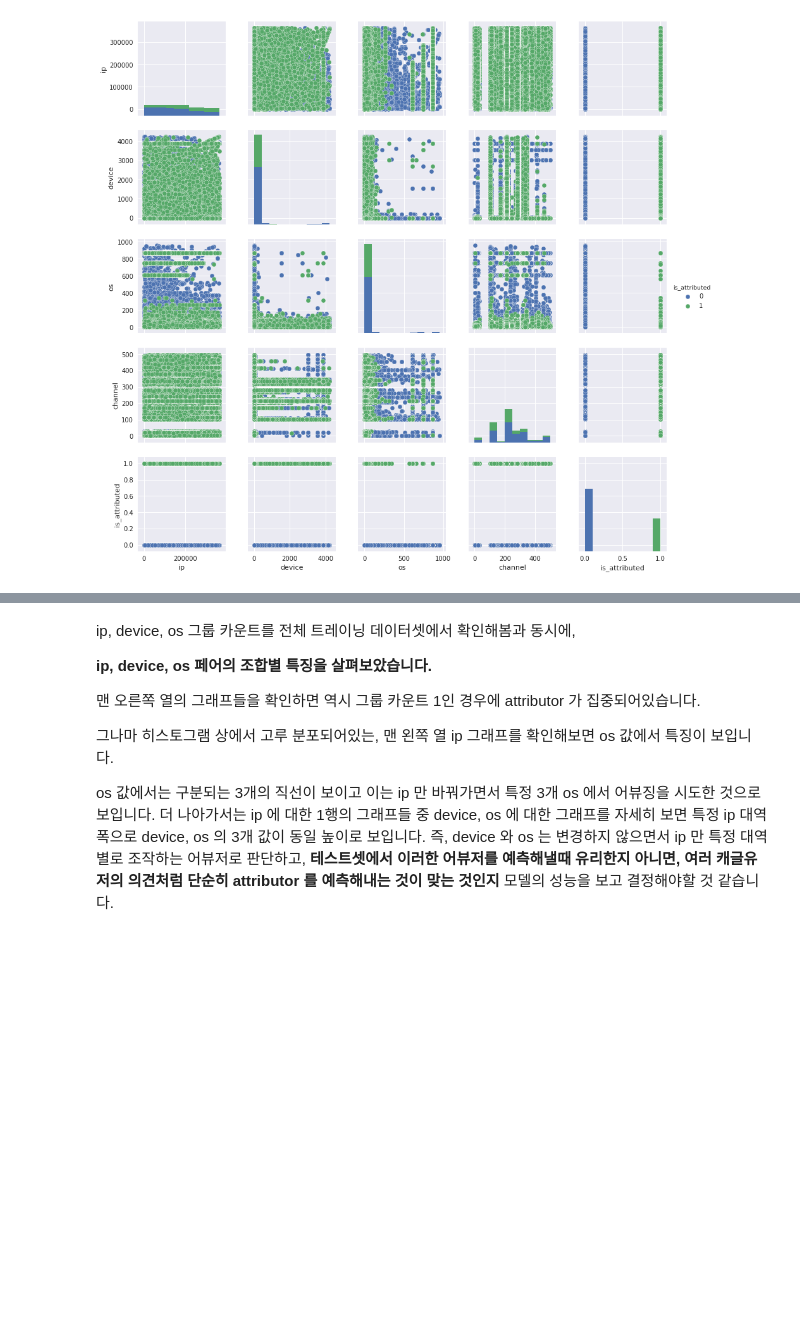
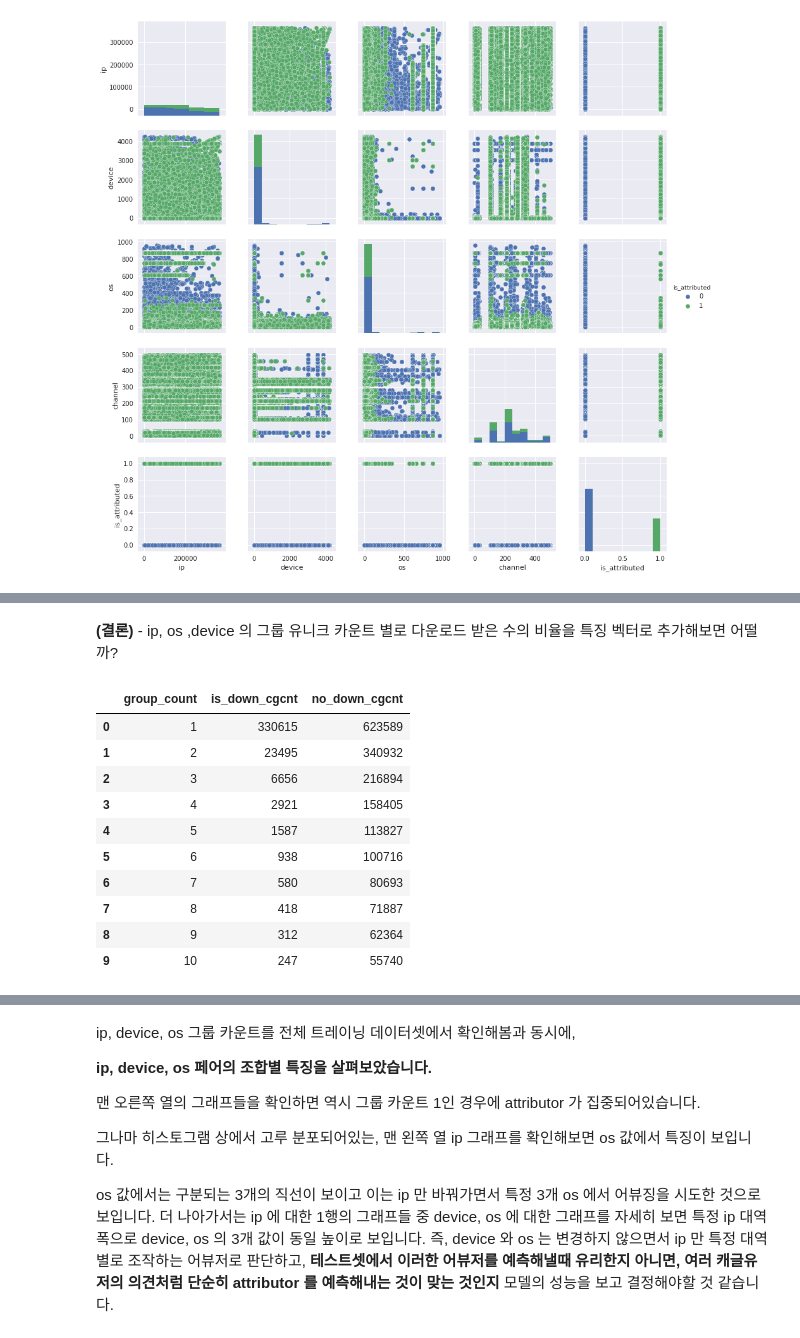
Before and after one commit to jmpaaak/kaggle-study, a Jupyter notebook: competitions/talkingdata-adtracking-fraud-detection/talkingdata-adtracking-jongmin.ipynb, the cells around one changed output, grey strips where cells are left out. Drawn from its saved outputs; the diff is of its cells as text; code cells hidden in the pictures; blank space fills up the shorter version.

```diff
--- a/competitions/talkingdata-adtracking-fraud-detection/talkingdata-adtracking-jongmin.ipynb
+++ b/competitions/talkingdata-adtracking-fraud-detection/talkingdata-adtracking-jongmin.ipynb
@@ -349,0 +351,28 @@ plt.show()
+# %% [markdown]
+ **(결론)** - ip, os ,device 의 그룹 유니크 카운트 별로 다운로드 받은 수의 비율을 특징 벡터로 추가해보면 어떨까?
+# %%
+df_gcnt_cgcnt_no_down = df_count_of_group_count[['group_count', 'count_of_group_count', 'is_attributed']]\
+    .query('is_attributed == 0')
+
+df_gcnt_cgcnt_is_down = df_count_of_group_count[['group_count', 'count_of_group_count', 'is_attributed']]\
+    .query('is_attributed == 1')
+df_gcnt_cgcnt_no_down['no_down_cgcnt'] = df_gcnt_cgcnt_no_down['count_of_group_count']
+df_gcnt_cgcnt_is_down['is_down_cgcnt'] = df_gcnt_cgcnt_is_down['count_of_group_count']
+
+df_gcnt_cgcnt_join = pd.merge(\
+        df_gcnt_cgcnt_is_down[['group_count', 'is_down_cgcnt']],
+        df_gcnt_cgcnt_no_down[['group_count', 'no_down_cgcnt']],
+        how='inner', on=['group_count'])
+df_gcnt_cgcnt_join.head(10)
+# %% [output]
+|  | group_count | is_down_cgcnt | no_down_cgcnt |
+| 0 | 1 | 330615 | 623589 |
+| 1 | 2 | 23495 | 340932 |
+| 2 | 3 | 6656 | 216894 |
+| 3 | 4 | 2921 | 158405 |
+| 4 | 5 | 1587 | 113827 |
+| 5 | 6 | 938 | 100716 |
+| 6 | 7 | 580 | 80693 |
+| 7 | 8 | 418 | 71887 |
+| 8 | 9 | 312 | 62364 |
+| 9 | 10 | 247 | 55740 |
```
Also changed, not shown: parts of 5 cells of this notebook, 2 other files.
